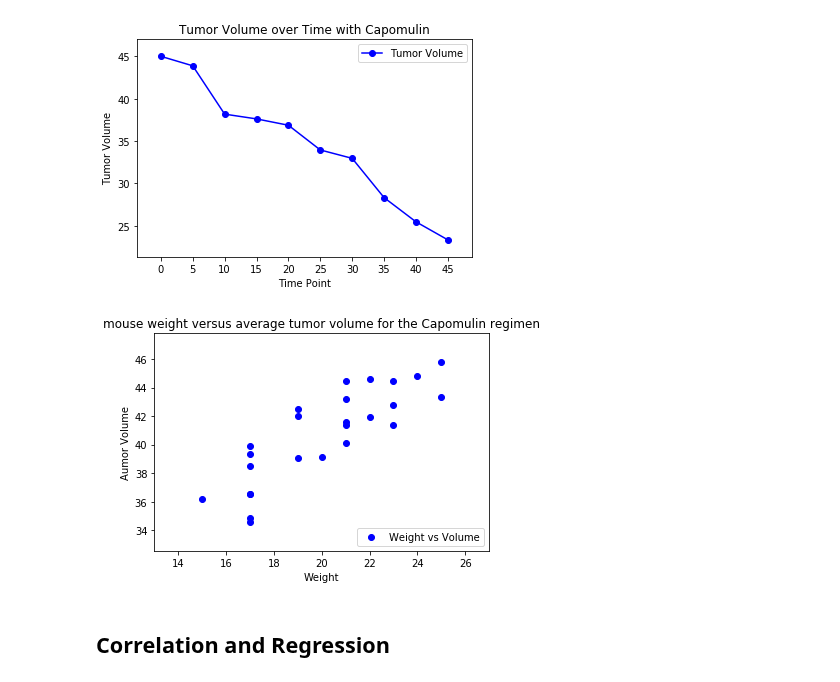
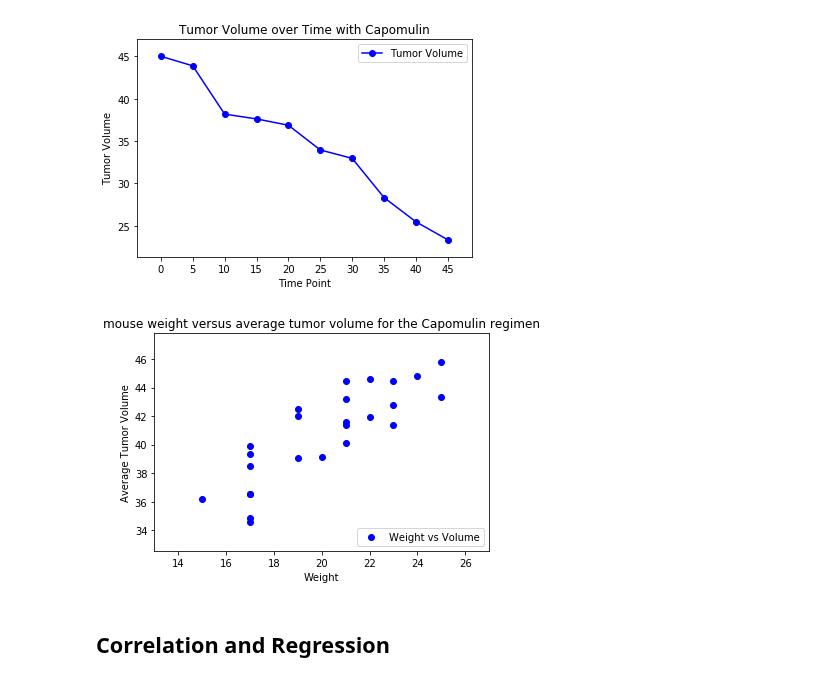
Before and after one commit to olivesun1213/Matplotlib, a Jupyter notebook: Unit 05 - Matplotlib_Homework_Instructions_Pymaceuticals_pymaceuticals_starter.ipynb, the cells around one changed output. Saved outputs shown, nothing was run; the diff lists cells and outputs as text; code cells hidden in the pictures.

```diff
--- a/Unit 05 - Matplotlib_Homework_Instructions_Pymaceuticals_pymaceuticals_starter.ipynb
+++ b/Unit 05 - Matplotlib_Homework_Instructions_Pymaceuticals_pymaceuticals_starter.ipynb
@@ -339,19 +344,19 @@ plt.show()
 # %%
 # Generate a scatter plot of mouse weight versus average tumor volume for the Capomulin regimen
 only_Capomulin=newtable.loc[combined_file["Drug Regimen"] == "Capomulin", :]
 weight=only_Capomulin.groupby("Mouse ID")["Weight (g)"].unique()
 weight = weight.astype(float)
 Tumor_volume=only_Capomulin.groupby("Mouse ID")["Tumor Volume (mm3)"].mean()
 plt.scatter(weight,Tumor_volume,color="b", label="Weight vs Volume")
 plt.title("mouse weight versus average tumor volume for the Capomulin regimen")
 plt.legend(loc="lower right")
 plt.xlabel("Weight")
-plt.ylabel("Aumor Volume")
+plt.ylabel("Average Tumor Volume")
 plt.xlim(min(weight)-2, max(weight)+2)
 plt.ylim(min(Tumor_volume)-2,max(Tumor_volume)+2)
 plt.show()
 # %% [output]
-[figure, old version]
+[figure, new version]
 # %% [markdown]
 ## Correlation and Regression
 # %%
```
Also changed, not shown: parts of 4 cells of this notebook.
